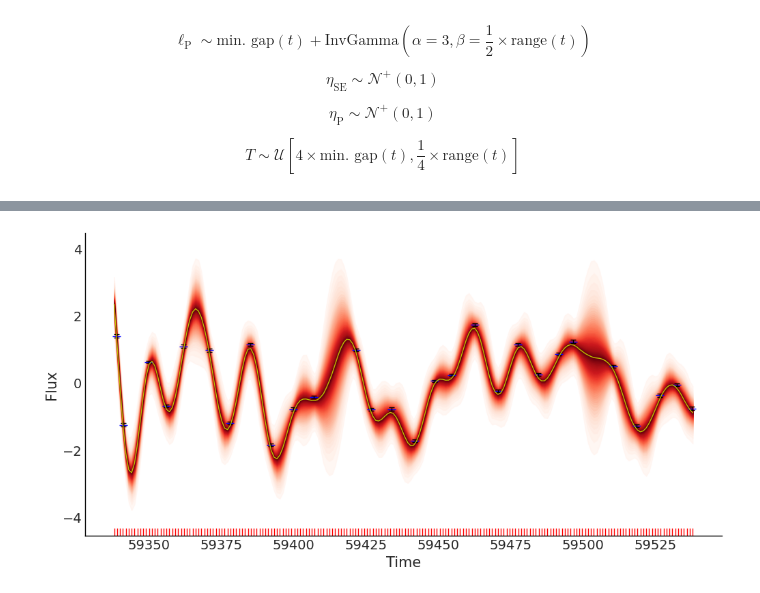
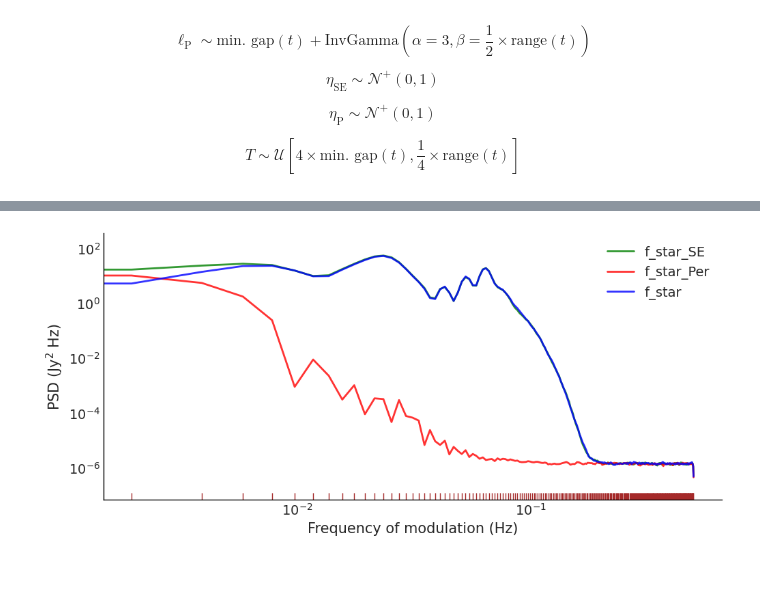
Before and after one commit to shihchingfu/gp-sandbox-thunderkat, a Jupyter notebook: fitting_80_ra271.352_dec-29.642_MAXIJ1803.ipynb, the cells around one changed output, grey strips where cells are left out. Saved outputs shown, nothing was run; the diff lists cells and outputs as text; code cells hidden in the pictures.

```diff
--- a/fitting_80_ra271.352_dec-29.642_MAXIJ1803.ipynb
+++ b/fitting_80_ra271.352_dec-29.642_MAXIJ1803.ipynb
@@ -22,6 +23,6 @@ Running on PyMC v5.6.1
 # %%
 # File paths to CSVs of flux density observations.
 csv_paths_list = sorted(list(Path('data_raw').iterdir()))
-csv_path = csv_paths_list[3]
-ufn.plot_lc(csv_path, save_plot=True)
+csv_path = csv_paths_list[4]
+ufn.plot_lc(csv_path, show_title=True, save_plot=False);
 # %% [output]
@@ -118,5 +153,5 @@ array([44.5909359 , 47.65175541, 31.32738469, 38.46929688, 11.94219445,
 # %%
-ufn.plot_postpred_samples(gpSE_gpPer_trace, "f_star_SE")
-plt.savefig("figures/80_ra271.352_dec-29.642_MAXIJ1803TraPDB_andersson_postpred_fstarSE.jpg", dpi=300, bbox_inches='tight')
+ufn.plot_welch_psds(gpSE_gpPer_trace)
+#plt.savefig(f"figures/{csv_path.stem}_postpred_welchpsds.jpg", dpi=300, bbox_inches='tight')
 # %% [output]
-[figure, old version]
+[figure, new version]
```
Also changed, not shown: parts of 30 cells of this notebook, 2 other files.
